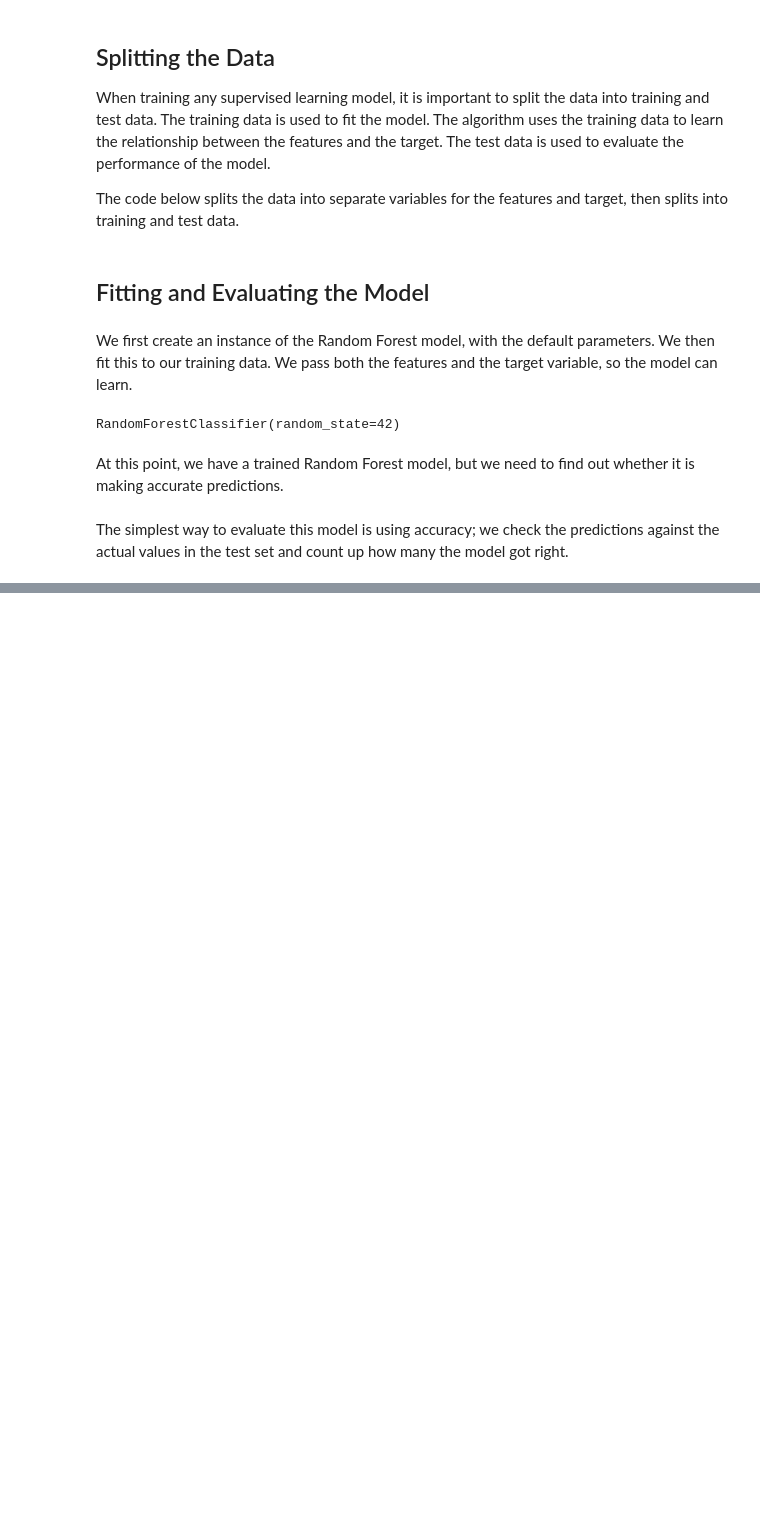
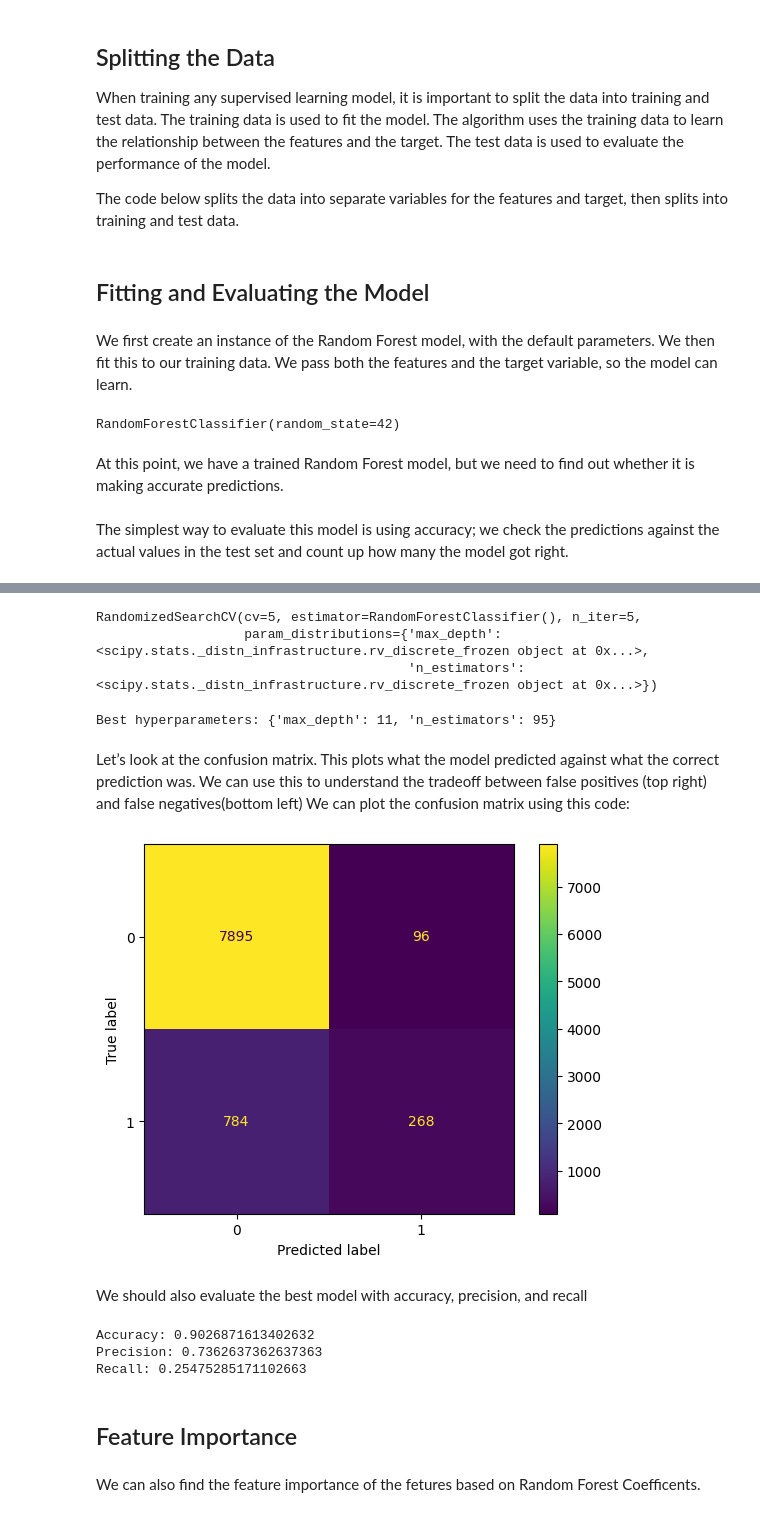
Before and after one commit to mahshid1373/Random_Forest_Classification, a Jupyter notebook: main.ipynb, the cells around one changed output, grey strips where cells are left out. Saved outputs shown, nothing was run; the diff lists cells and outputs as text; code cells hidden in the pictures; blank space fills up the shorter version.

```diff
--- a/main.ipynb
+++ b/main.ipynb
@@ -242,0 +262,55 @@ ExecutableNotFound: failed to execute PosixPath('dot'), make sure the Graphviz e
+# %%
+param_dist = {'n_estimators': randint(50,500),
+              'max_depth': randint(1,20)}
+
+# Use random search to find the best hyperparameters
+rand_search = RandomizedSearchCV(rf,
+                                 param_distributions = param_dist,
+                                 n_iter=5,
+                                 cv=5)
+
+# Fit the random search object to the data
+rand_search.fit(X_train, y_train)
+# %% [output]
+RandomizedSearchCV(cv=5, estimator=RandomForestClassifier(), n_iter=5,
+                   param_distributions={'max_depth': <scipy.stats._distn_infrastructure.rv_discrete_frozen object at 0x...>,
+                                        'n_estimators': <scipy.stats._distn_infrastructure.rv_discrete_frozen object at 0x...>})
+# %%
+# Create a variable for the best model
+best_rf = rand_search.best_estimator_
+
+# Print the best hyperparameters
+print('Best hyperparameters:',  rand_search.best_params_)
+# %% [output]
+Best hyperparameters: {'max_depth': 11, 'n_estimators': 95}
+# %% [markdown]
+Let’s look at the confusion matrix. This plots what the model predicted against what the correct prediction was. We can use this to understand the tradeoff between false positives (top right) and false negatives(bottom left) We can plot the confusion matrix using this code:
+# %%
+# Generate predictions with the best model
+y_pred = best_rf.predict(X_test)
+
+# Create the confusion matrix
+cm = confusion_matrix(y_test, y_pred)
+
+ConfusionMatrixDisplay(confusion_matrix=cm).plot();
+# %% [output]
+[figure, added]
+# %% [markdown]
+We should also evaluate the best model with accuracy, precision, and recall
+# %%
+
+accuracy = accuracy_score(y_test, y_pred)
+precision = precision_score(y_test, y_pred)
+recall = recall_score(y_test, y_pred)
+
+print("Accuracy:", accuracy)
+print("Precision:", precision)
+print("Recall:", recall)
+# %% [output]
+Accuracy: 0.9026871613402632
+Precision: 0.7362637362637363
+Recall: 0.25475285171102663
+# %% [markdown]
+## Feature Importance
+# %% [markdown]
+We can also find the feature importance of the fetures based on Random Forest Coefficents.
```
Also changed, not shown: parts of 6 cells of this notebook.
